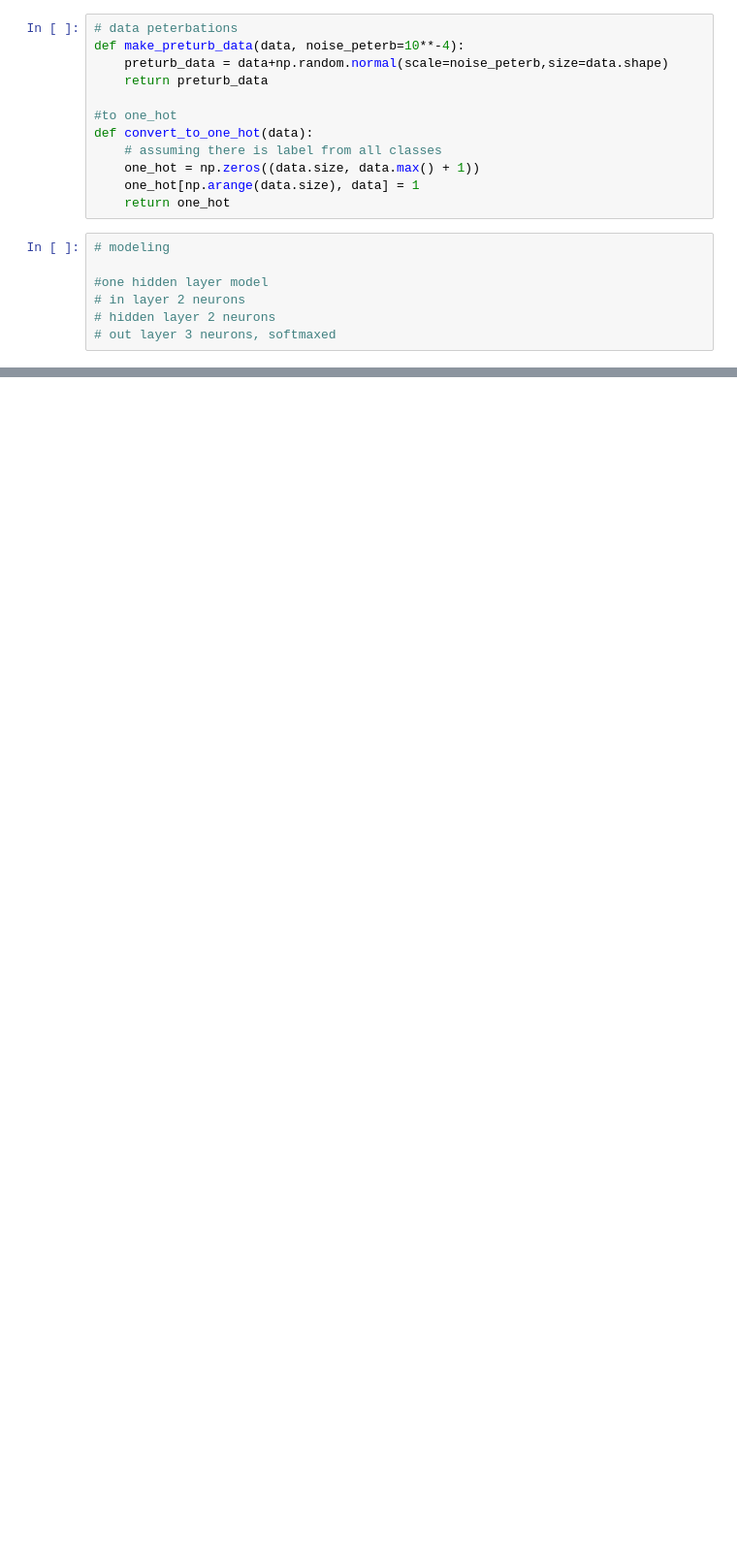
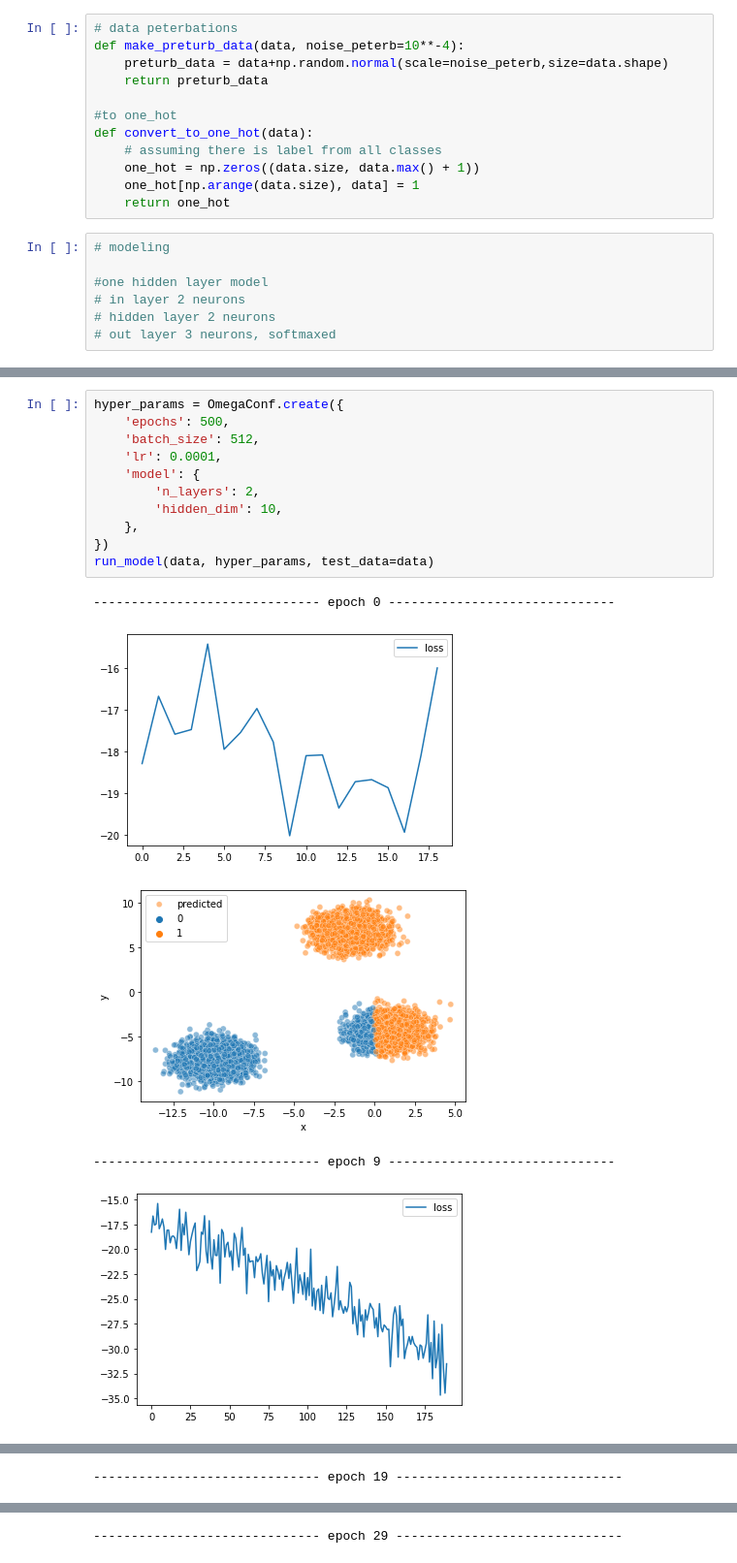
Before and after one commit to abhsri/AdvanceDL_Poject_Group9, a Jupyter notebook: Basic_Implementation_DL_project.ipynb, the cells around one changed output, grey strips where cells are left out. Shown at 97% size. Drawn from its saved outputs; the diff is of its cells as text; blank space fills up the shorter version.

```diff
--- a/Basic_Implementation_DL_project.ipynb
+++ b/Basic_Implementation_DL_project.ipynb
@@ -197,0 +227,17 @@ KeyboardInterrupt: ignored
+# %%
+hyper_params = OmegaConf.create({
+    'epochs': 500,
+    'batch_size': 512,
+    'lr': 0.0001,
+    'model': {
+        'n_layers': 2,
+        'hidden_dim': 10,
+    },
+})
+run_model(data, hyper_params, test_data=data)
+# %% [output]
+------------------------------ epoch 0 ------------------------------
+[figure, added]
+[figure, added]
+------------------------------ epoch 9 ------------------------------
+[figure, added]
@@ -197,0 +245 @@ KeyboardInterrupt: ignored
+------------------------------ epoch 19 ------------------------------
@@ -197,0 +248 @@ KeyboardInterrupt: ignored
+------------------------------ epoch 29 ------------------------------
```
Also changed, not shown: parts of 17 cells of this notebook.
